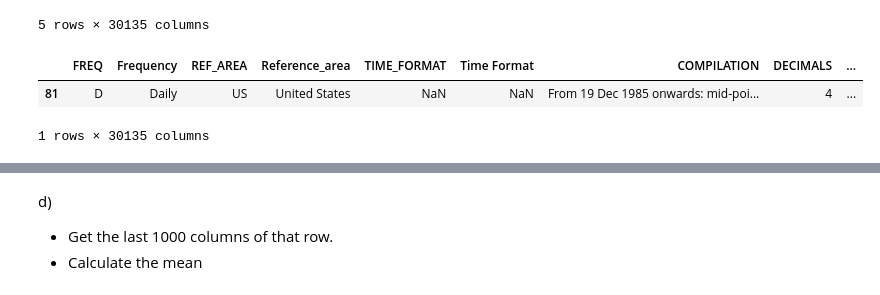
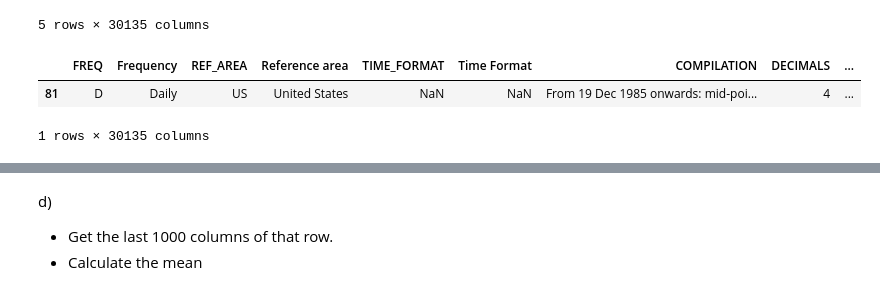
Before and after one commit to Segtanof/pyfin, a Jupyter notebook: 04_Data_Structures_and_IO.ipynb, the cells around one changed output, grey strips where cells are left out. Drawn from its saved outputs; the diff is of its cells as text; code cells hidden in the pictures.

```diff
--- a/04_Data_Structures_and_IO.ipynb
+++ b/04_Data_Structures_and_IO.ipynb
@@ -923,11 +931,12 @@ renamed.head()
 | 4 | M | Monthly | CO | Colombia | NaN | NaN | 1 day repo rate. | 4 | ... |
 5 rows × 30135 columns
 # %%
-us_daily = renamed.query("FREQ == 'D' & Reference_area =='United States'")
+us_daily = rates.query("(FREQ == 'D') & (`Reference area` == 'United States')")
+# us_daily = rates.query("(FREQ == 'D') & (`Reference area` == 'United States')")
 
 us_daily
 # %% [output]
-|  | FREQ | Frequency | REF_AREA | Reference_area | TIME_FORMAT | Time Format | COMPILATION | DECIMALS | ... |
+|  | FREQ | Frequency | REF_AREA | Reference area | TIME_FORMAT | Time Format | COMPILATION | DECIMALS | ... |
 | 81 | D | Daily | US | United States | NaN | NaN | From 19 Dec 1985 onwards: mid-poi... | 4 | ... |
 1 rows × 30135 columns
 # %%
```
Also changed, not shown: parts of 11 cells of this notebook, 3 other files.
